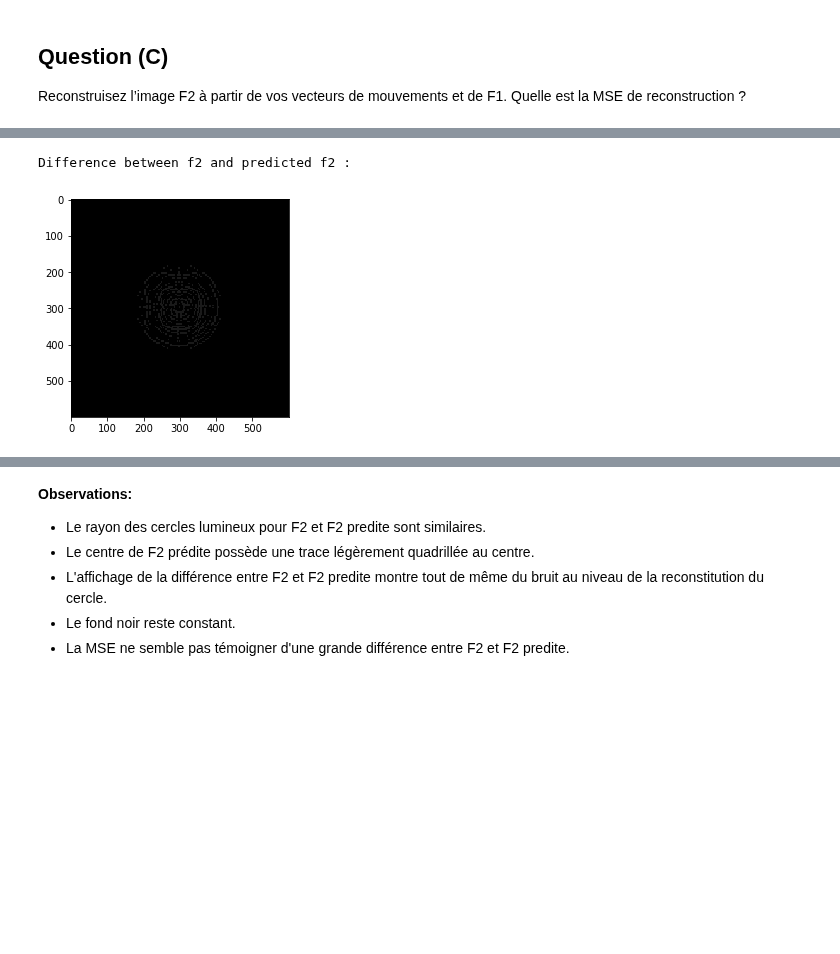
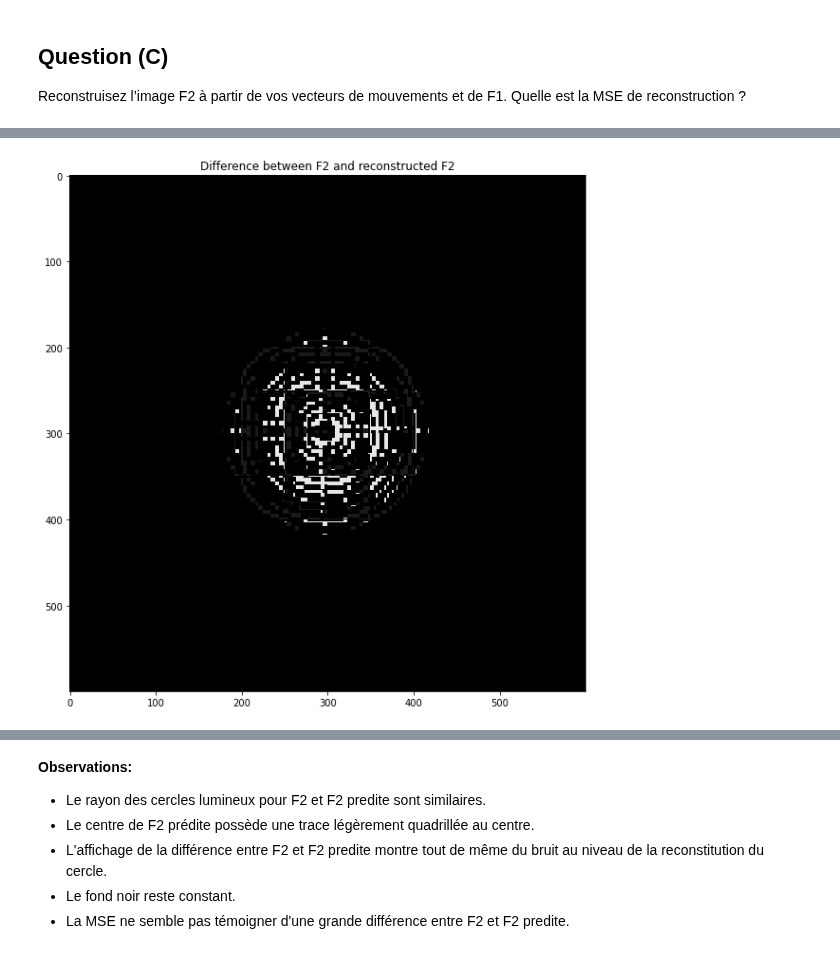
Before and after one commit to Bast-94/cv-practical-works-2023, a Jupyter notebook: tp2/notebook.ipynb, the cells around one changed output, grey strips where cells are left out. Drawn from its saved outputs; the diff is of its cells as text; code cells hidden in the pictures; blank space fills up the shorter version.

```diff
--- a/tp2/notebook.ipynb
+++ b/tp2/notebook.ipynb
@@ -229,6 +217,7 @@ Mean squared error = 19.635358333333333
-# %%
-print('Difference between f2 and predicted f2 : ')
-display_image(np.abs(backward_estimator.f2.astype(int) - predicted_f2.astype(int)))
-# %% [output]
-Difference between f2 and predicted f2 :
-[figure, removed]
+# %%
+diff = ( backward_estimator.f2.astype(int)- predicted_f2.astype(int))
+
+diff = diff.astype(np.uint8)
+display_image(diff , title='Difference between F2 and reconstructed F2')
+# %% [output]
+[figure, added]
```
Also changed, not shown: parts of 8 cells of this notebook.
